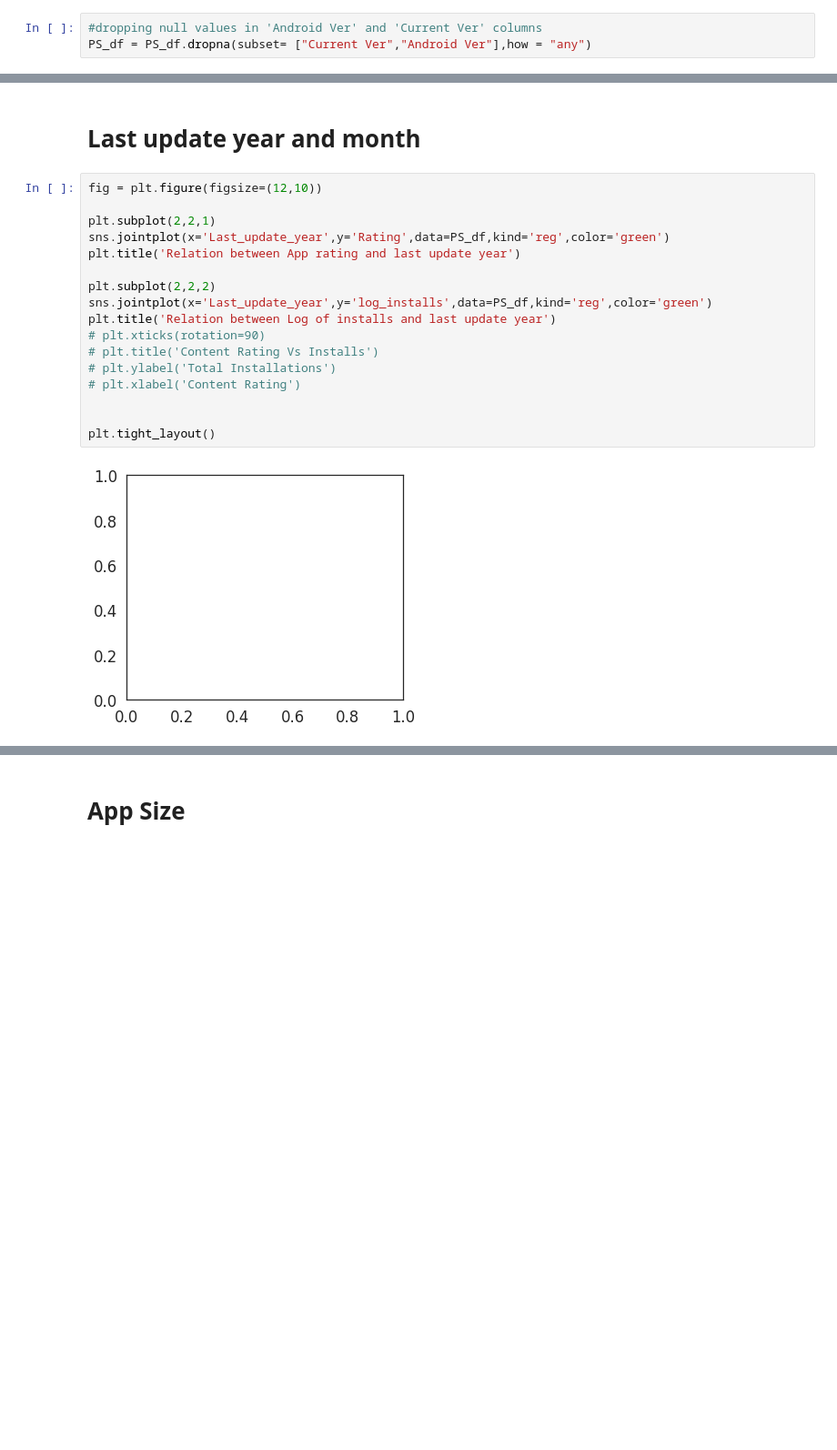
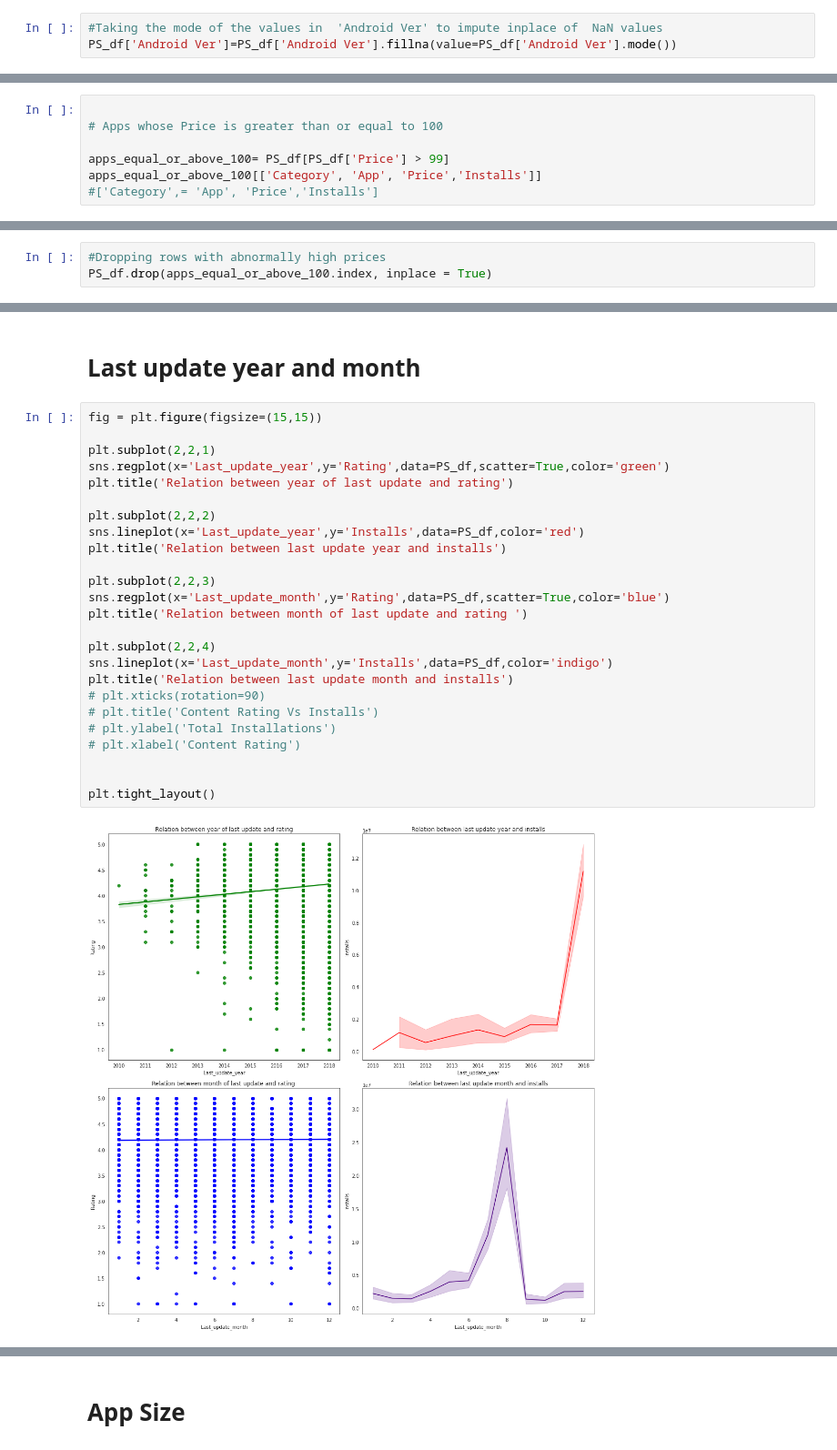
Before and after one commit to RadhikaRM/Playstore-Data-Analysis, a Jupyter notebook: PlayStore_EDA.ipynb, the cells around one changed output, grey strips where cells are left out. Shown at 91% size. Cells and saved outputs as stored; diff of their text form; blank space fills up the shorter version.

```diff
--- a/PlayStore_EDA.ipynb
+++ b/PlayStore_EDA.ipynb
@@ -250,6 +252,6 @@ PS_df['Rating'].fillna(value=rating_median, inplace = True)
-# %%
-#dropping null values in 'Android Ver' and 'Current Ver' columns
-PS_df = PS_df.dropna(subset= ["Current Ver","Android Ver"],how = "any")
+# %%
+#Taking the mode of the values in  'Android Ver' to impute inplace of  NaN values
+PS_df['Android Ver']=PS_df['Android Ver'].fillna(value=PS_df['Android Ver'].mode())
 # %%
 #check if the playstore dataframe has any null values to ensure that all modifications are in place
 PS_df.isnull().sum()
@@ -495,0 +506,7 @@ PS_df.drop(columns=['Genres','Current Ver','Last Updated','Size'],axis=1,inplace
+# %%
+
+# Apps whose Price is greater than or equal to 100
+
+apps_equal_or_above_100= PS_df[PS_df['Price'] > 99]
+apps_equal_or_above_100[['Category', 'App', 'Price','Installs']]
+#['Category',= 'App', 'Price','Installs']
@@ -496 +538,4 @@ PS_df.drop(columns=['Genres','Current Ver','Last Updated','Size'],axis=1,inplace
+# %%
+#Dropping rows with abnormally high prices
+PS_df.drop(apps_equal_or_above_100.index, inplace = True)
 # %%
@@ -921,21 +974,29 @@ The installations for Apps for teen audience is the second highest
 # %% [markdown]
 # **Last update year and month**
 # %%
-fig = plt.figure(figsize=(12,10))
+fig = plt.figure(figsize=(15,15))
 
 plt.subplot(2,2,1)
-sns.jointplot(x='Last_update_year',y='Rating',data=PS_df,kind='reg',color='green')
-plt.title('Relation between App rating and last update year')
+sns.regplot(x='Last_update_year',y='Rating',data=PS_df,scatter=True,color='green')
+plt.title('Relation between year of last update and rating')
 
 plt.subplot(2,2,2)
-sns.jointplot(x='Last_update_year',y='log_installs',data=PS_df,kind='reg',color='green')
-plt.title('Relation between Log of installs and last update year')
+sns.lineplot(x='Last_update_year',y='Installs',data=PS_df,color='red')
+plt.title('Relation between last update year and installs')
+
+plt.subplot(2,2,3)
+sns.regplot(x='Last_update_month',y='Rating',data=PS_df,scatter=True,color='blue')
+plt.title('Relation between month of last update and rating ')
+
+plt.subplot(2,2,4)
+sns.lineplot(x='Last_update_month',y='Installs',data=PS_df,color='indigo')
+plt.title('Relation between last update month and installs')
 # plt.xticks(rotation=90)
 # plt.title('Content Rating Vs Installs')
 # plt.ylabel('Total Installations')
 # plt.xlabel('Content Rating')
 
 
 plt.tight_layout()
 # %% [output]
-[figure, old version]
+[figure, new version]
```
Also changed, not shown: parts of 50 cells of this notebook.
